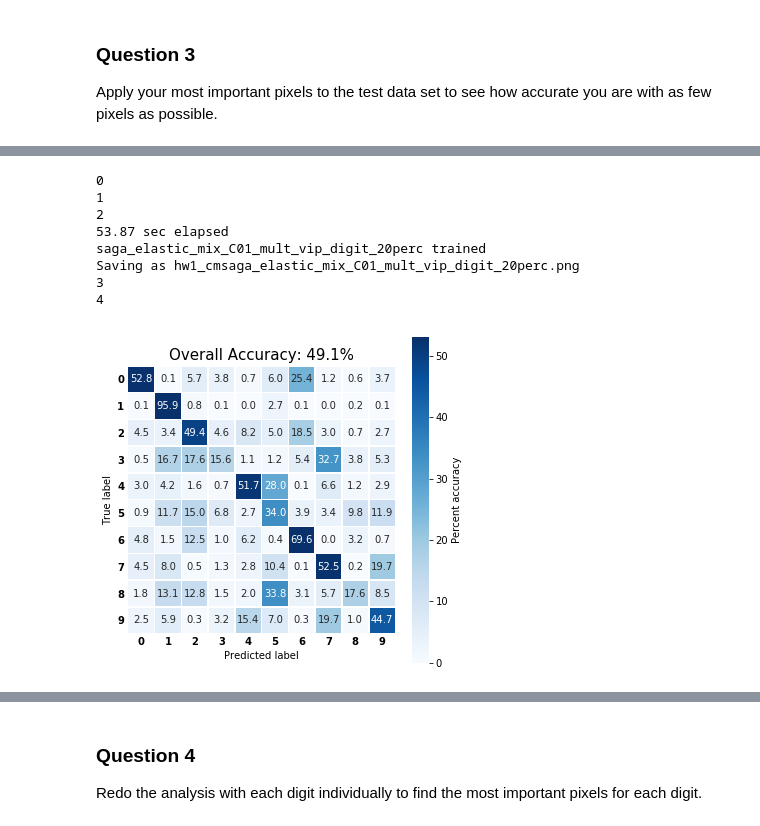
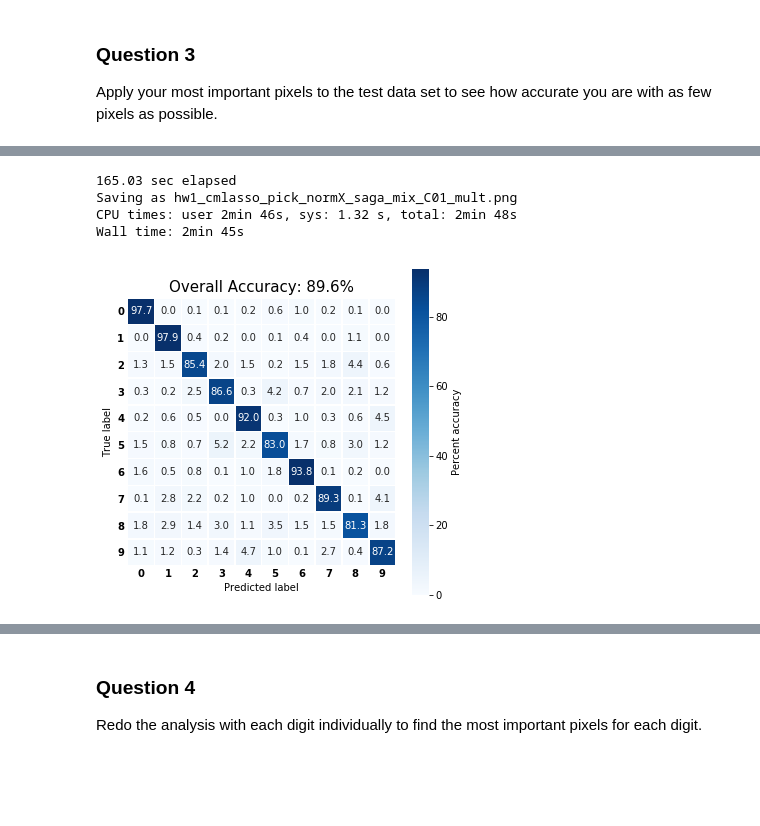
Before and after one commit to jmichellehu/ComplexSystems_AMATH563, a Jupyter notebook: AMATH563_hw1.ipynb, the cells around one changed output, grey strips where cells are left out. Drawn from its saved outputs; the diff is of its cells as text; code cells hidden in the pictures; blank space fills up the shorter version.

```diff
--- a/AMATH563_hw1.ipynb
+++ b/AMATH563_hw1.ipynb
@@ -331,0 +295,10 @@ Most informative = largest coefficients in matrix X (trained_model.coef_) --> to
+# %%
+# Use A_lasso coefficients to mask training data
+X=trainX.copy()
+
+A_lasso_mask = A_lasso == 0
+
+plt.figure(figsize=(2,2))
+plt.imshow(X[0].reshape(28,28), plt.cm.Greys)
+plt.figure(figsize=(2,2))
+plt.imshow(np.ma.masked_where(A_lasso_mask, X[0]).reshape(28,28), plt.cm.Greys)
@@ -331,0 +309,7 @@ Most informative = largest coefficients in matrix X (trained_model.coef_) --> to
+# %%
+%%time
+# extract new training dataset
+new_X_byLASSO=np.empty_like(X)
+
+for f in range(X.shape[0]):
+    new_X_byLASSO[f, A_lasso_mask] = X[f,:][A_lasso_mask]
@@ -537,40 +379,39 @@ for digit in range(10):
 # %%
+%%time
+
+# extract new normalized training dataset
+new_X_byLASSO=np.empty_like(trainX_norm)
+
+for f in range(trainX_norm.shape[0]):
+    new_X_byLASSO[f, A_lasso_mask] = trainX_norm[f,:][A_lasso_mask]
+
 # Use important pixels as training matrix
-A = new_trainX_digits
+A = new_X_byLASSO
+B = trainY
 
-vip_digit_names=[s+"_vip_digit_20perc" for s in solver_names]
+model=LogisticRegression(
+    C=0.1,
+    l1_ratio=0.8,
+    n_jobs=n_jobs,
+    penalty="elasticnet",
+    solver='saga',
+    tol=tol)
 
-# Optimize, calculate losses and save confusion matrix
-for i, (model, model_name) in enumerate(zip(solvers, vip_digit_names)):
-    print(i)
-    if i != 2:
-        pass
-    else:
-        model_fn=model_dir + model_name + ".pkl"
+model_name="lasso_pick_normX_saga_mix_C01_mult"
+model_fn=model_dir + model_name + ".pkl"
 
-        if os.path.exists(model_fn):
-            trained_model = joblib.load(model_fn)
-            print("Model exists and loaded")
+start=time.time()
+trained_model, pred, acc = optimize(model, A, B, testX_norm, testY)
+print("{0:.2f}".format(time.time()-start), "sec elapsed")
 
-        else:
-            start=time.time()
-            trained_model, pred, acc = optimize(model, A, B, testX, testY)
-            print("{0:.2f}".format(time.time()-start), "sec elapsed")
+r, m = compute_loss(trained_model, pred, testX_norm, testY)
+fig_name = fig_dir+"hw1_cm" + model_name + ".png"
+plot_confusion(m, acc, save_fn = fig_name)
 
-            print(model_name, "trained")
-
-            joblib.dump(model, model_fn)
-
-        r, m = compute_loss(trained_model, pred, testX, testY)
-        fig_name = fig_dir + "hw1_cm" + model_name + ".png"
-        plot_confusion(m, acc, save_fn = fig_name)
+joblib.dump(trained_model, model_fn)
 # %% [output]
-0
-1
-2
-53.87 sec elapsed
-saga_elastic_mix_C01_mult_vip_digit_20perc trained
-Saving as hw1_cmsaga_elastic_mix_C01_mult_vip_digit_20perc.png
-3
-4
+165.03 sec elapsed
+Saving as hw1_cmlasso_pick_normX_saga_mix_C01_mult.png
+CPU times: user 2min 46s, sys: 1.32 s, total: 2min 48s
+Wall time: 2min 45s
-[figure, old version]
+[figure, new version]
```
Also changed, not shown: parts of 83 cells of this notebook.
